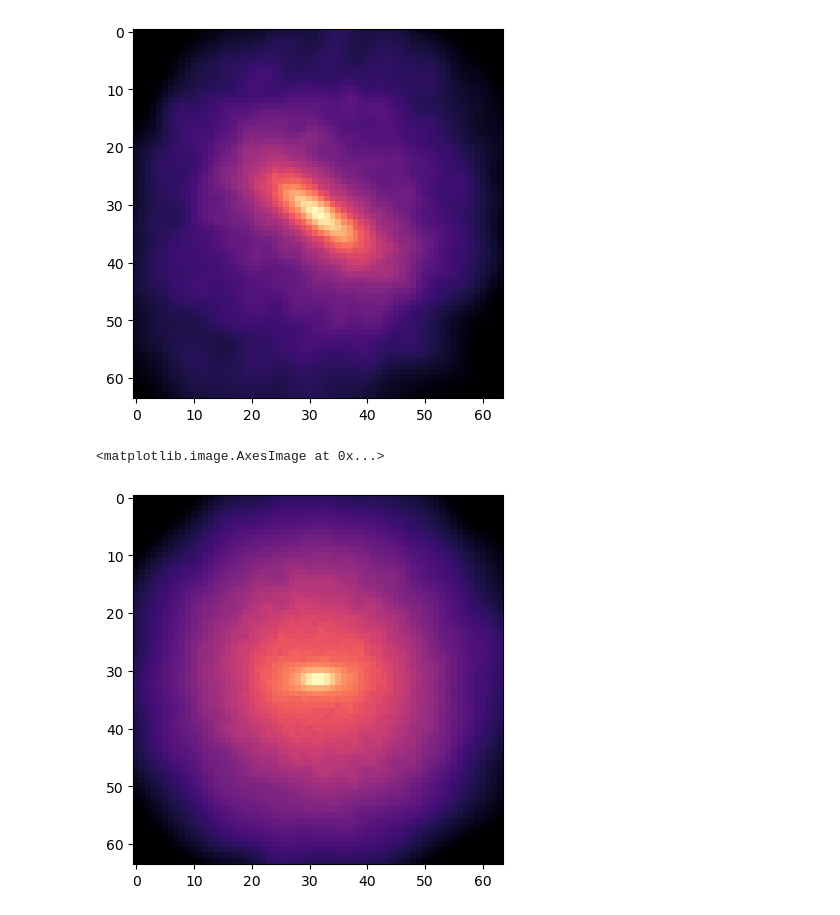
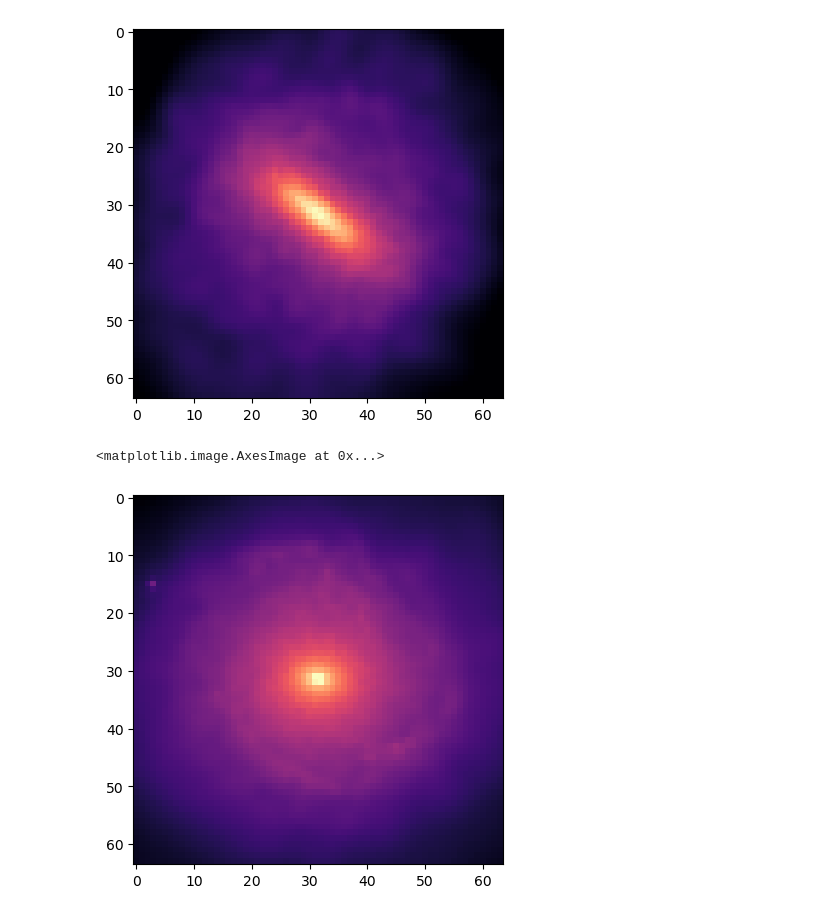
Before and after one commit to ufuk-cakir/MEGS, a Jupyter notebook: src/mypackage/data/code_test.ipynb, the cells around one changed output. Saved outputs shown, nothing was run; the diff lists cells and outputs as text; code cells hidden in the pictures.

Commit message:
fix image noise bug

```diff
--- a/src/mypackage/data/code_test.ipynb
+++ b/src/mypackage/data/code_test.ipynb
@@ -51,9 +51,9 @@ import matplotlib.pyplot as plt
 import numpy as np
 basePath = f"/export/data/ucakir/TNG100/TNG100-1/output/"
 # %%
-g = Galaxy(simulation="IllustrisTNG", halo_id=19, particle_type="stars", base_path=basePath, snapshot=99)
-img = g.get_image(field = "Masses", normed=True, mass_weighted=True, res=64, plotfactor=5, lower = 0.05)
-plt.imshow(img,cmap = "magma")
+g = Galaxy(simulation="IllustrisTNG", halo_id=4, particle_type="stars", base_path=basePath, snapshot=99)
+img = g.get_image(field = "Masses", normed=False, mass_weighted=True, res=64, plotfactor=5, lower = 0.05)
+plt.imshow(np.log10(img),cmap = "magma")
 # %% [output]
 <matplotlib.image.AxesImage at 0x...>
-[figure, old version]
+[figure, new version]
```
Also changed, not shown: parts of 25 cells of this notebook, 4 other files.
